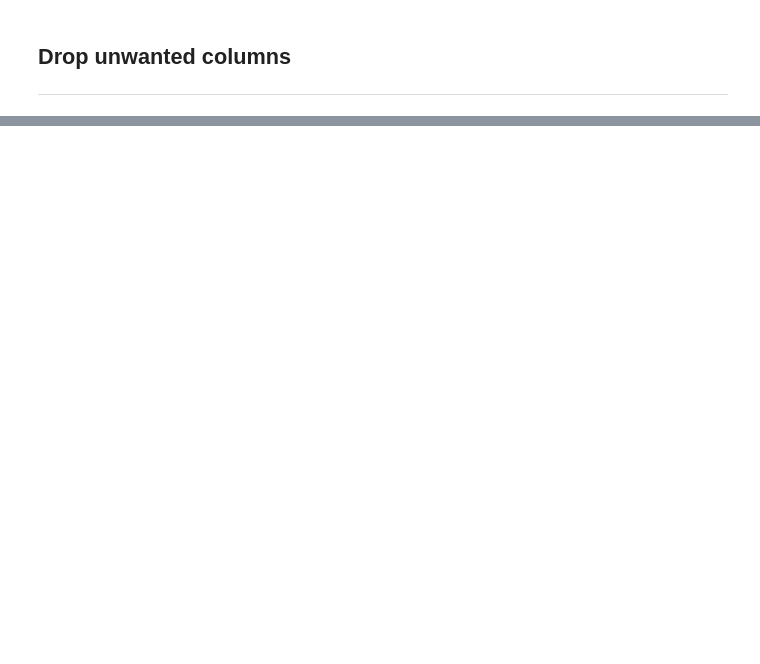
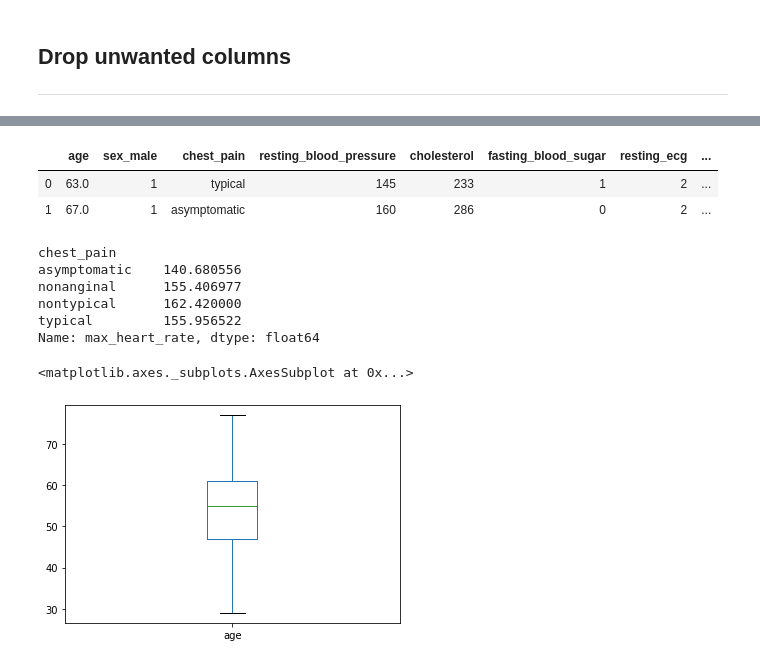
Before and after one commit to jfkoehler/nielsen, a Jupyter notebook: week_4/d2/01-eda-walkthrough.ipynb, the cells around one changed output, grey strips where cells are left out. Saved outputs shown, nothing was run; the diff lists cells and outputs as text; code cells hidden in the pictures; blank space fills up the shorter version.

```diff
--- a/week_4/d2/01-eda-walkthrough.ipynb
+++ b/week_4/d2/01-eda-walkthrough.ipynb
@@ -78,0 +236,22 @@ new_columns_list = [
+# %%
+heart.head(2)
+# %% [output]
+|  | age | sex_male | chest_pain | resting_blood_pressure | cholesterol | fasting_blood_sugar | resting_ecg | ... |
+| 0 | 63.0 | 1 | typical | 145 | 233 | 1 | 2 | ... |
+| 1 | 67.0 | 1 | asymptomatic | 160 | 286 | 0 | 2 | ... |
+# %%
+# examine groups
+heart.groupby('chest_pain')['max_heart_rate'].mean()
+# %% [output]
+chest_pain
+asymptomatic    140.680556
+nonanginal      155.406977
+nontypical      162.420000
+typical         155.956522
+Name: max_heart_rate, dtype: float64
+# %%
+# plotting age; a
+heart.age.plot(kind = 'box')
+# %% [output]
+<matplotlib.axes._subplots.AxesSubplot at 0x...>
+[figure, added]
```
Also changed, not shown: parts of 40 cells of this notebook, 11 other files.
